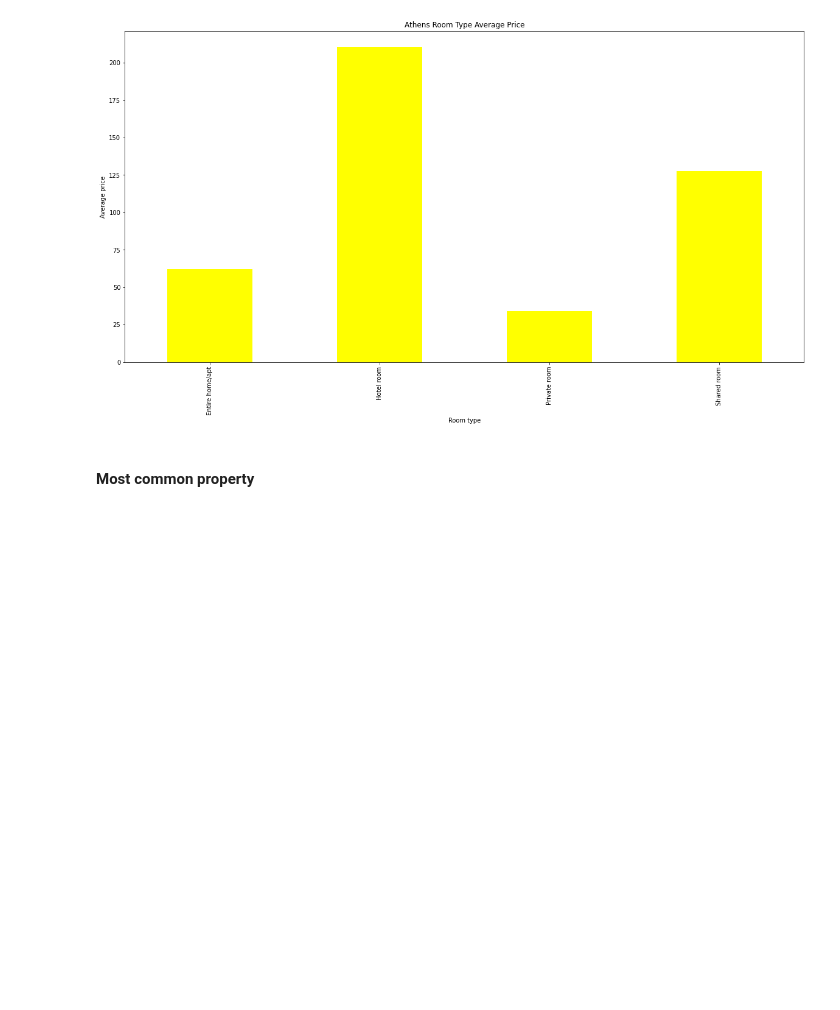
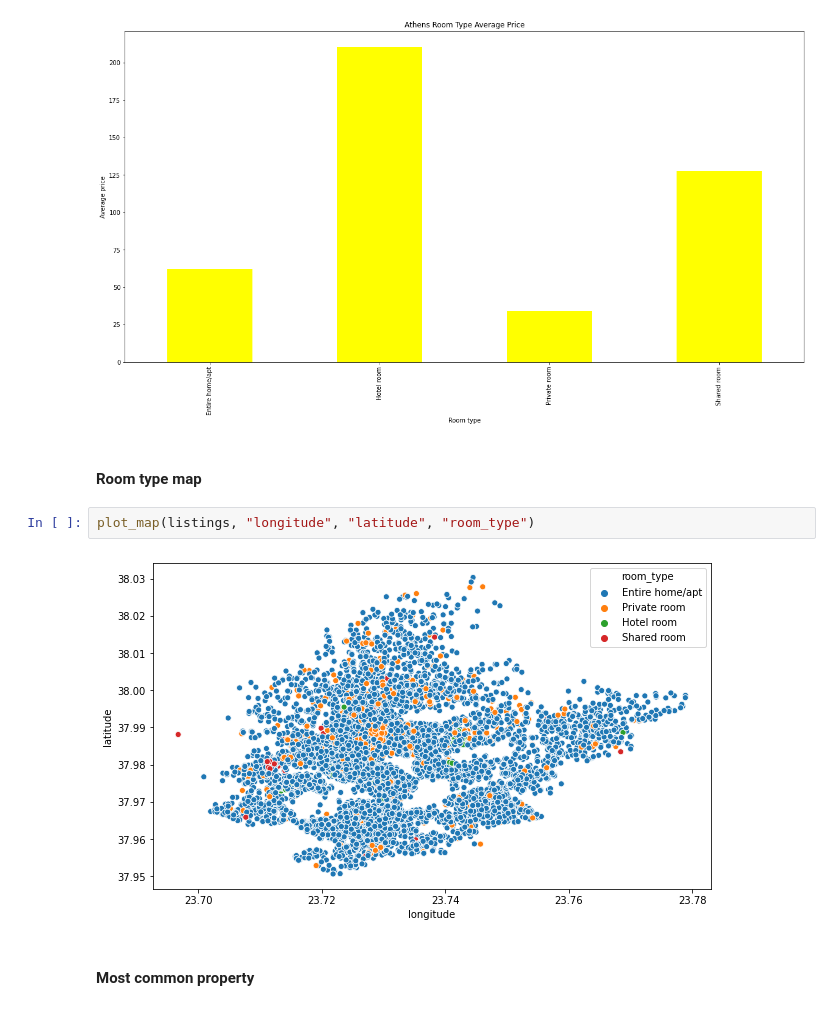
Before and after one commit to alexiszamanidis/airbnb_data_analysis, a Jupyter notebook: notebooks/listings.ipynb, the cells around one changed output. Cells and saved outputs as stored; diff of their text form; blank space fills up the shorter version.

```diff
--- a/notebooks/listings.ipynb
+++ b/notebooks/listings.ipynb
@@ -108,6 +101,12 @@ plot_bar(room_type,"room_type","avg_price","Athens Room Type Average Price",
          "Room type","Average price","Yellow")
 # %% [output]
 [figure]
+# %% [markdown]
+#### Room type map
+# %%
+plot_map(listings, "longitude", "latitude", "room_type")
+# %% [output]
+[figure, added]
 # %% [markdown]
 #### Most common property
 # %%
```
Also changed, not shown: parts of 10 cells of this notebook, 3 other files.
